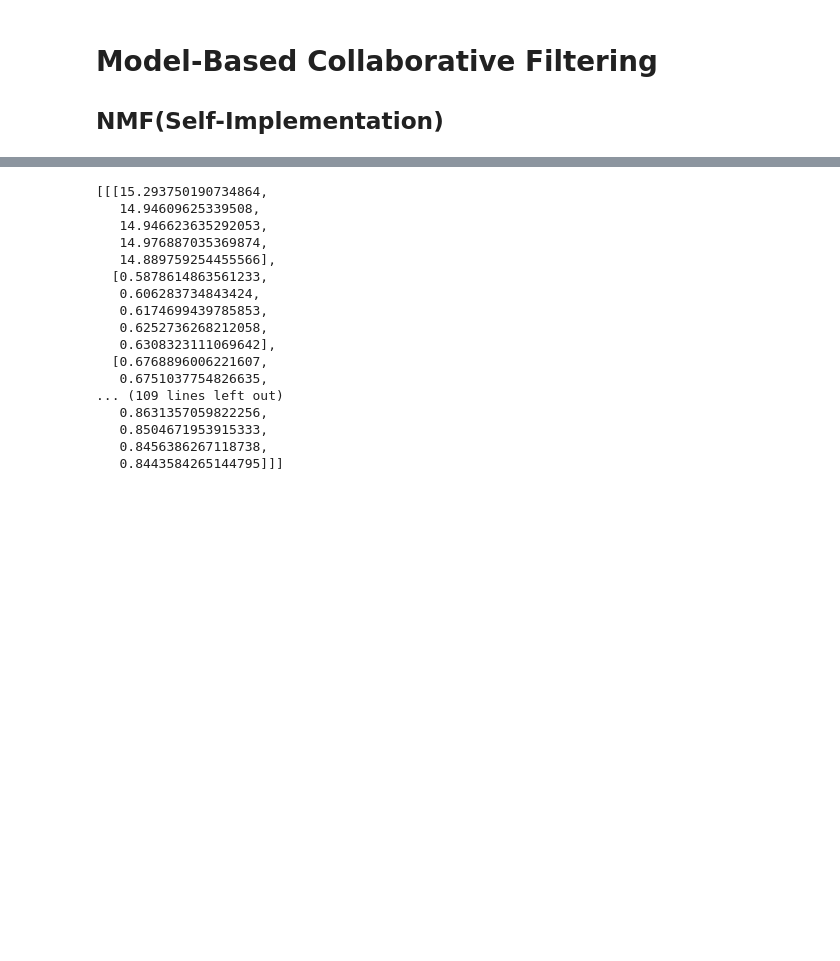
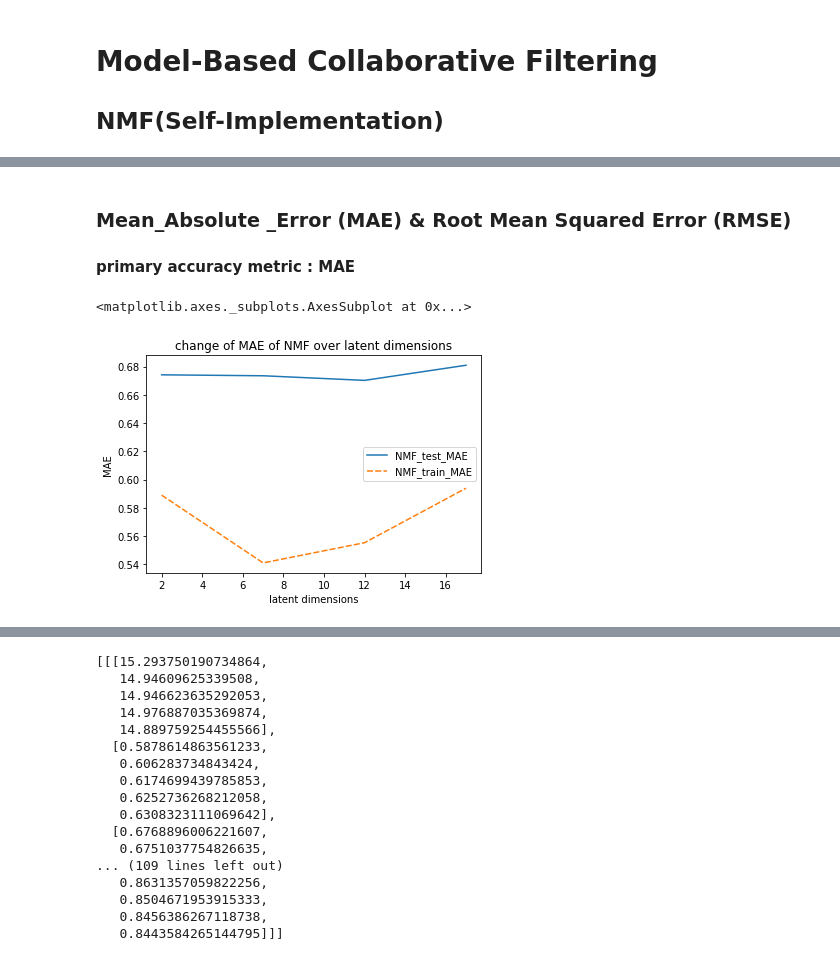
Before and after one commit to YLDAPhoenix11/Personalization, a Jupyter notebook: HW2.ipynb, the cells around one changed output, grey strips where cells are left out. Drawn from its saved outputs; the diff is of its cells as text; code cells hidden in the pictures; blank space fills up the shorter version.

```diff
--- a/HW2.ipynb
+++ b/HW2.ipynb
@@ -497,0 +521,13 @@ nmf_result
+# %% [markdown]
+### Mean_Absolute _Error (MAE) & Root Mean Squared Error (RMSE)
+#### primary accuracy metric : MAE
+# %%
+NMF_MAE = pd.DataFrame(np.column_stack([nmf_test_mae, nmf_train_mae]),columns=['NMF_test_MAE', 'NMF_train_MAE'])
+NMF_MAE.index = latent_dimensions
+plt.title("change of MAE of NMF over latent dimensions")
+plt.xlabel("latent dimensions")
+plt.ylabel("MAE")
+sns.lineplot(data = NMF_MAE, palette="tab10")
+# %% [output]
+<matplotlib.axes._subplots.AxesSubplot at 0x...>
+[figure, added]
```
Also changed, not shown: parts of 38 cells of this notebook.
